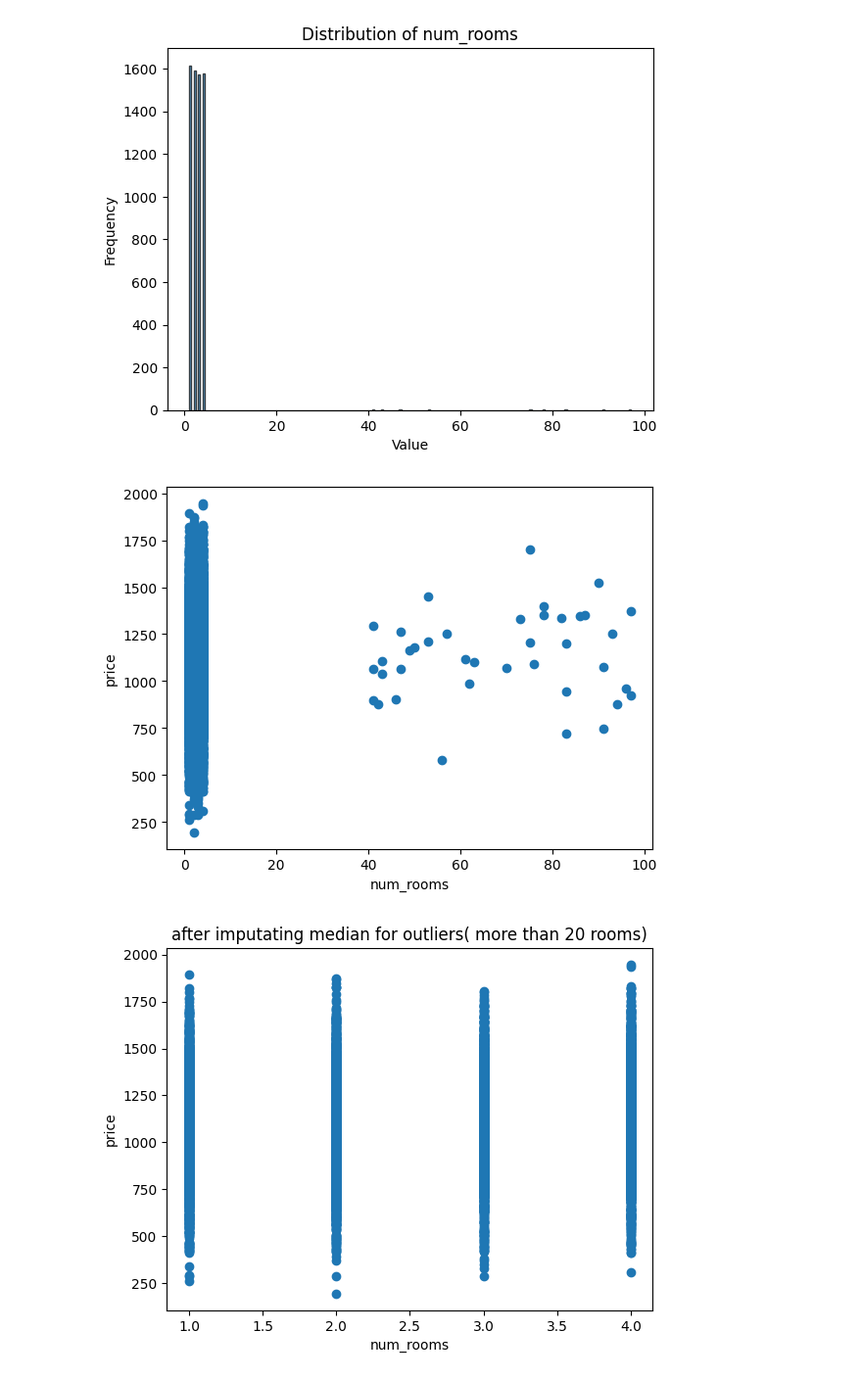
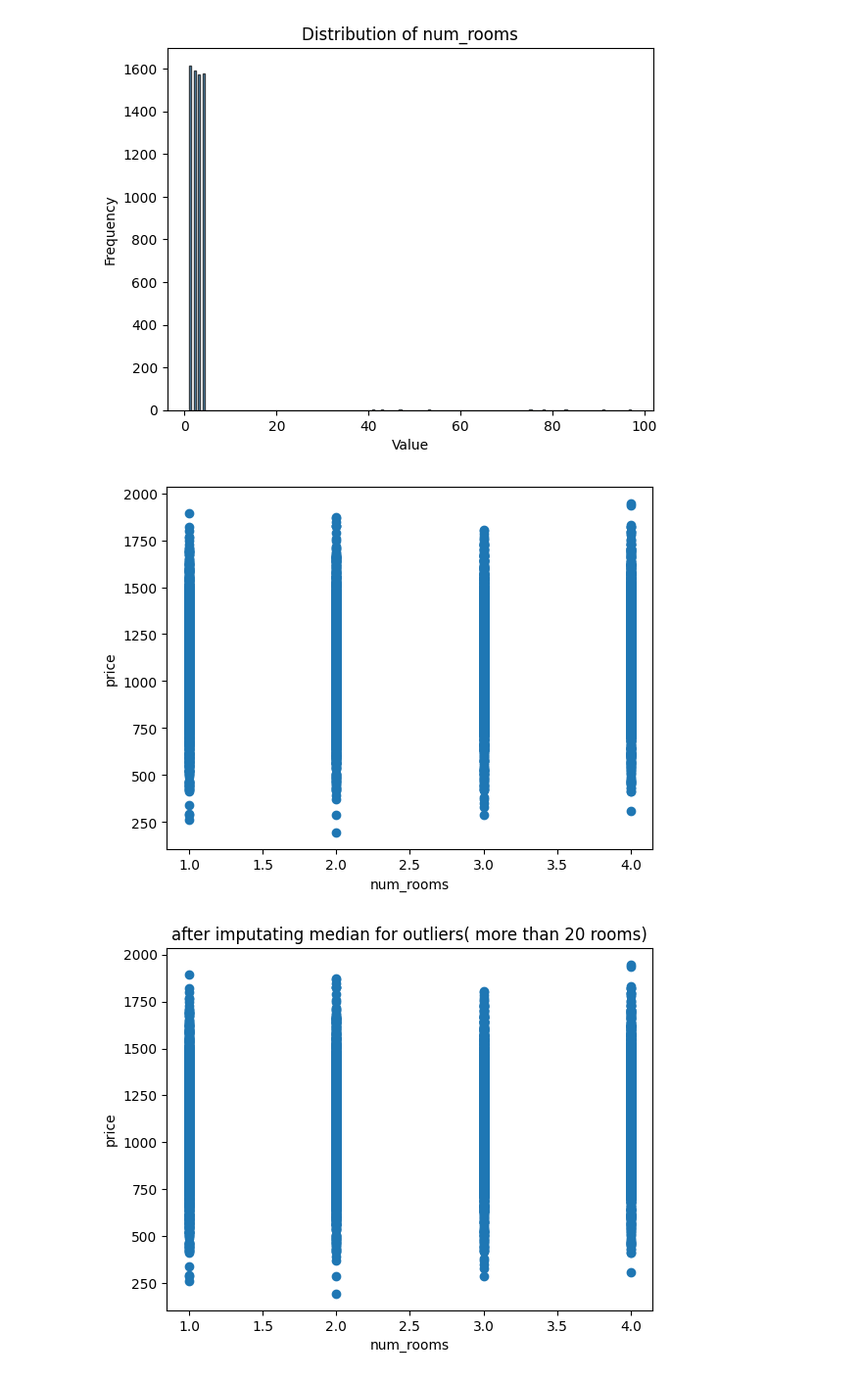
Before and after one commit to DenisProcyon/DSDM_ML_Pred, a Jupyter notebook: main.ipynb, the cells around one changed output. Shown at 98% size. Saved outputs shown, nothing was run; the diff lists cells and outputs as text; code cells hidden in the pictures.

```diff
--- a/main.ipynb
+++ b/main.ipynb
@@ -182,12 +180,12 @@ plt.show()
 # %% [output]
 [figure]
 # %%
-plt.scatter(imputed_train1['num_rooms'], imputed_train1['price'])
+plt.scatter(train_data['num_rooms'], train_data['price'])
 plt.xlabel('num_rooms')
 plt.ylabel('price')
 plt.show()
 # %% [output]
-[figure, old version]
+[figure, new version]
 # %%
 # replace outlier with median
 def num_rooms_median(data):
```
Also changed, not shown: parts of 28 cells of this notebook.
